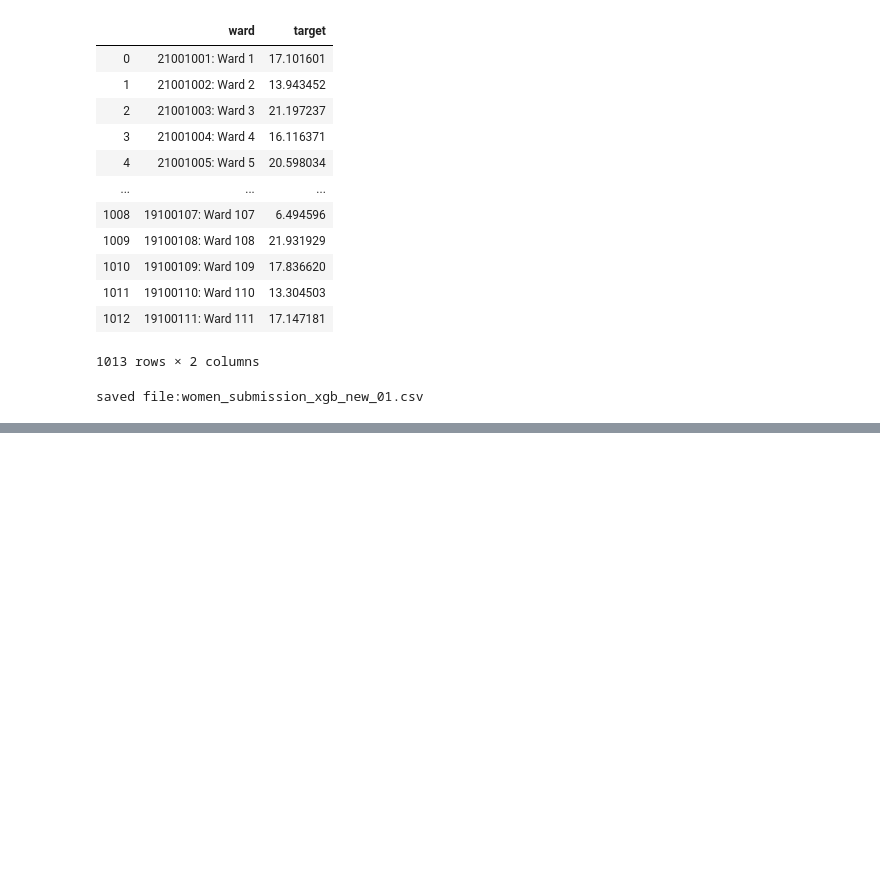
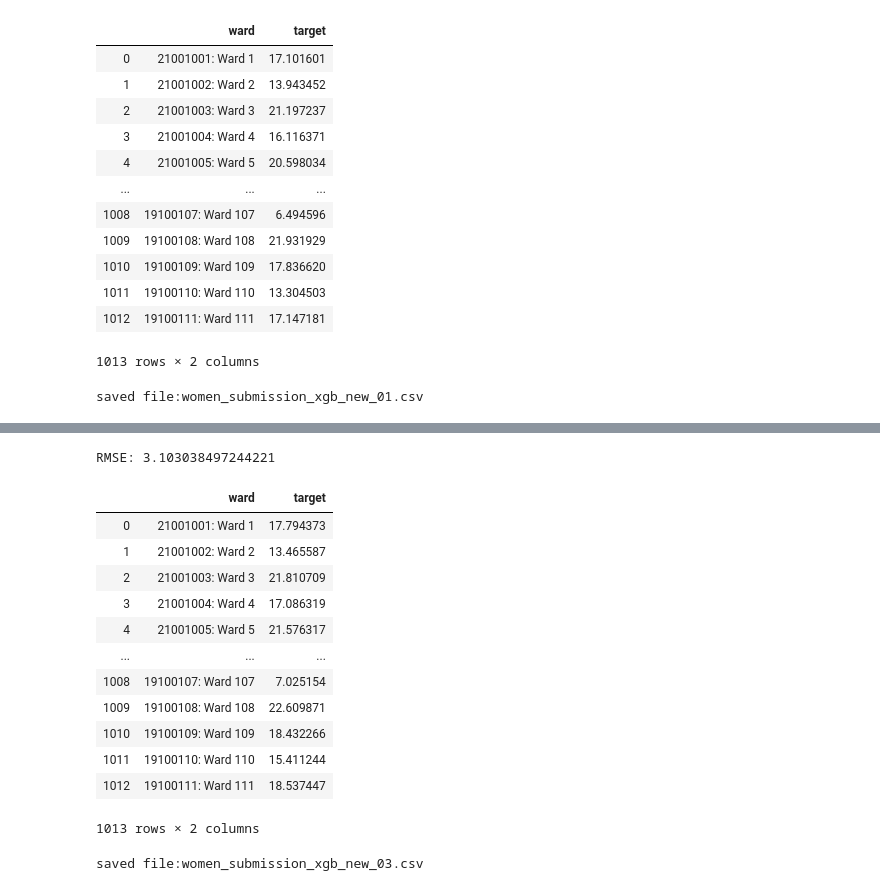
Before and after one commit to E-STAT/Women-in-AI-Zindi-hackathon, a Jupyter notebook: Women in AI-02-Random_Forest.ipynb, the cells around one changed output, grey strips where cells are left out. Cells and saved outputs as stored; diff of their text form; code cells hidden in the pictures; blank space fills up the shorter version.

```diff
--- a/Women in AI-02-Random_Forest.ipynb
+++ b/Women in AI-02-Random_Forest.ipynb
@@ -342,0 +339,16 @@ saved file:women_submission_xgb_new_01.csv
+# %%
+# A parameter grid for XGBoost
+params = {
+        'min_child_weight': [1, 5, 10],
+        'gamma': [0.5, 1, 1.5, 2, 5],
+        'subsample': [0.6, 0.8, 1.0],
+        'colsample_bytree': [0.6, 0.8, 1.0],
+        'max_depth': [3, 4, 5]
+        }
+
+xgb = XGBRegressor(learning_rate=0.02, n_estimators=600, objective='reg:linear',
+                    silent=True, nthread=1)
+
+
+xgb_model = GridSearchCV(estimator=xgb, param_grid=params, cv= 5)
+xgb_model.fit(X_train, y_train)
@@ -342,0 +376,4 @@ saved file:women_submission_xgb_new_01.csv
+# %%
+xgb = XGBRegressor(learning_rate=0.02, objective='reg:linear',silent=True, nthread=1, colsample_bytree = 0.6,
+                   gamma = 1.5, n_estimators = 600, max_depth = 5, min_child_weight = 1, subsample = 0.6)
+xgb.fit(X_train, y_train)
@@ -342,0 +388,30 @@ saved file:women_submission_xgb_new_01.csv
+# %%
+print("RMSE:", sqrt(mean_squared_error(y_test, xgb.predict(X_test))))
+# %% [output]
+RMSE: 3.103038497244221
+# %%
+y_predict = xgb.predict(test)
+# %%
+dsn_test_s = pd.read_csv('Test (1).csv')
+submission = pd.DataFrame({'ward':dsn_test_s['ward'], 'target': y_predict})
+submission
+# %% [output]
+|  | ward | target |
+| 0 | 21001001: Ward 1 | 17.794373 |
+| 1 | 21001002: Ward 2 | 13.465587 |
+| 2 | 21001003: Ward 3 | 21.810709 |
+| 3 | 21001004: Ward 4 | 17.086319 |
+| 4 | 21001005: Ward 5 | 21.576317 |
+| ... | ... | ... |
+| 1008 | 19100107: Ward 107 | 7.025154 |
+| 1009 | 19100108: Ward 108 | 22.609871 |
+| 1010 | 19100109: Ward 109 | 18.432266 |
+| 1011 | 19100110: Ward 110 | 15.411244 |
+| 1012 | 19100111: Ward 111 | 18.537447 |
+1013 rows × 2 columns
+# %%
+filename = 'women_submission_xgb_new_03.csv'
+submission.to_csv(filename,index = False)
+print('saved file:' + filename)
+# %% [output]
+saved file:women_submission_xgb_new_03.csv
```
Also changed, not shown: parts of 16 cells of this notebook.
